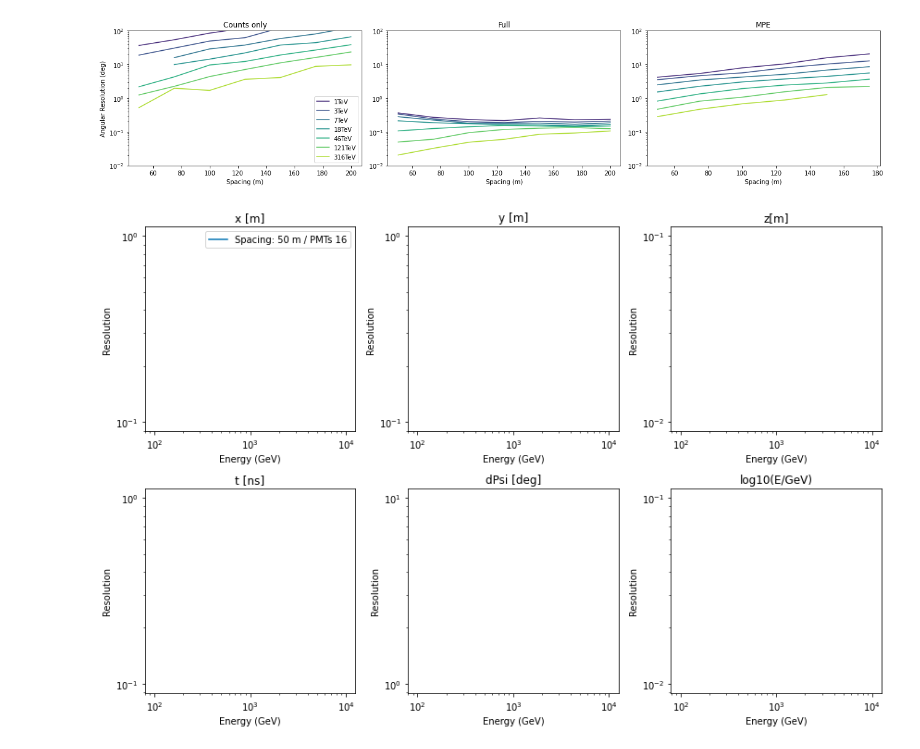
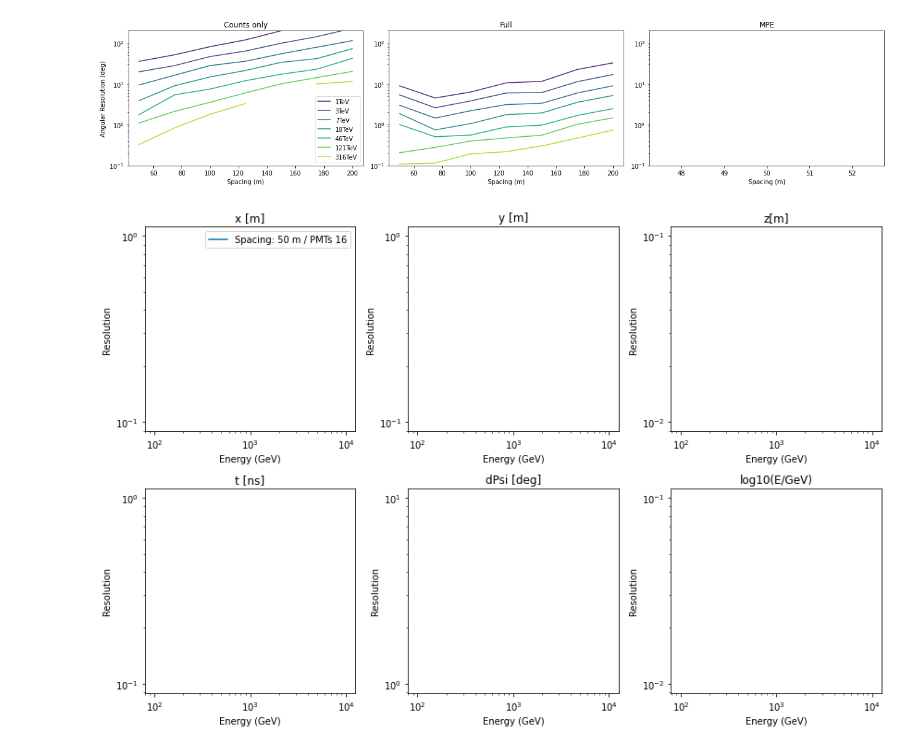
Before and after one commit to pone-software/olympus, a Jupyter notebook: plot_fisher_results.ipynb, the cells around one changed output. Cells and saved outputs as stored; diff of their text form; code cells hidden in the pictures.

```diff
--- a/plot_fisher_results.ipynb
+++ b/plot_fisher_results.ipynb
@@ -44,7 +44,7 @@ def read_data(fname):
     return cr_df
 
 data_map = {
-    "Full": "combined_fisher.pickle",
+    "Full": "combined_fisher_full.pickle",
     "Counts only": "combined_fisher_counts_only.pickle",
     "MPE": "combined_fisher_tfirst.pickle"
 }
@@ -55,32 +55,32 @@ dfs = pd.concat(dfs)
 # %%
 fig, axs = plt.subplots(1, 3, figsize=(3*6, 4))
 
-dfssel = dfs.loc[(slice(None), slice(None), slice(None), 16)]
+dfssel = dfs.loc[(slice(None), slice(None), slice(None), 24)]
 
 energies =  np.unique(dfs.index.get_level_values(2))
 colormap = sns.color_palette("viridis", len(energies))
 
 linestyles = ["--", "-.", "-"]
 
 
 for i, (energy, group) in enumerate(dfssel.groupby(level=2)):
     for ax, (mode, group2) in zip(axs, group.groupby(level=0)):
         ax.plot(group2.index.get_level_values(1), group2.ang_res, color=colormap[i])
         ax.set_yscale("log")
         ax.set_xlabel("Spacing (m)")
-        ax.set_ylim(0.01, 100)
+        ax.set_ylim(0.1, 200)
         ax.set_title(mode)
 axs[0].set_ylabel("Angular Resolution (deg)")
 
 proxies = [plt.Line2D([], [], color=colormap[i]) for i in range(len(energies))]
 labels = [f"{e/1000:.0f}TeV" for e in energies]
 
 
 axs[0].legend(proxies, labels, loc="lower right")
 plt.tight_layout()
 plt.savefig(f"figures/em_casc_edep_res_comp.png", dpi=150)
 # %% [output]
-[figure, old version]
+[figure, new version]
 # %%
 label_map = {
     "x": "x (m)",
```
Also changed, not shown: 2 other files.
